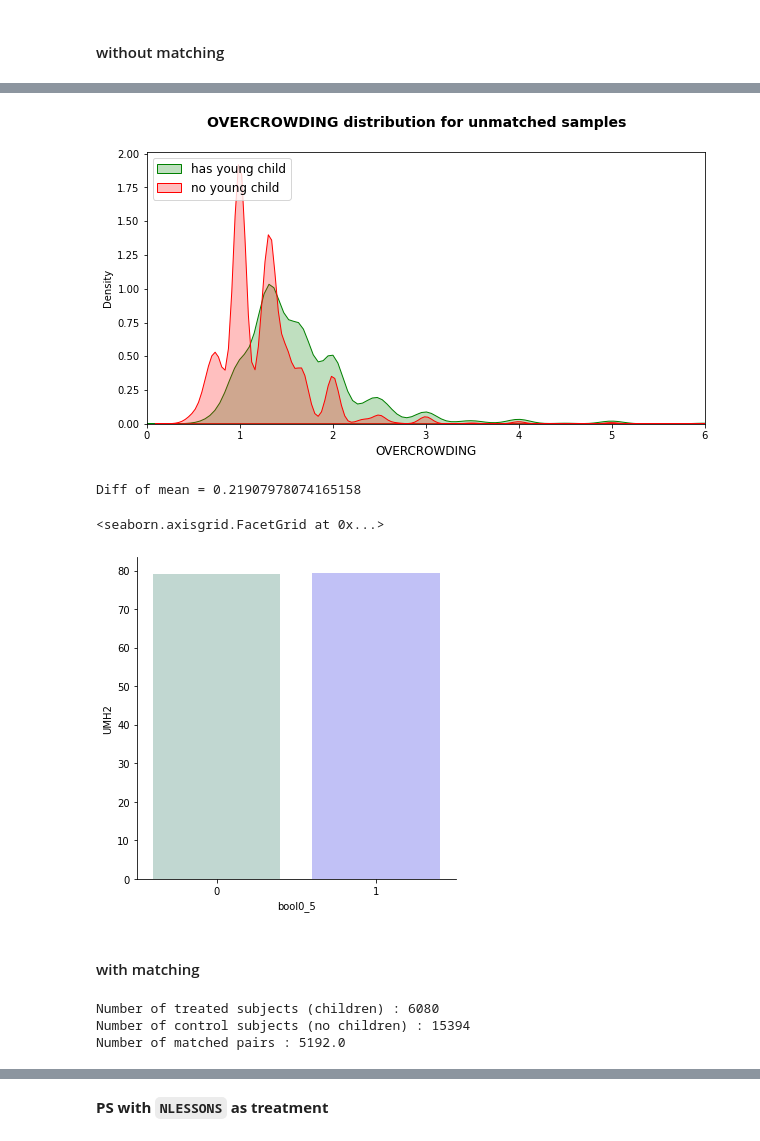
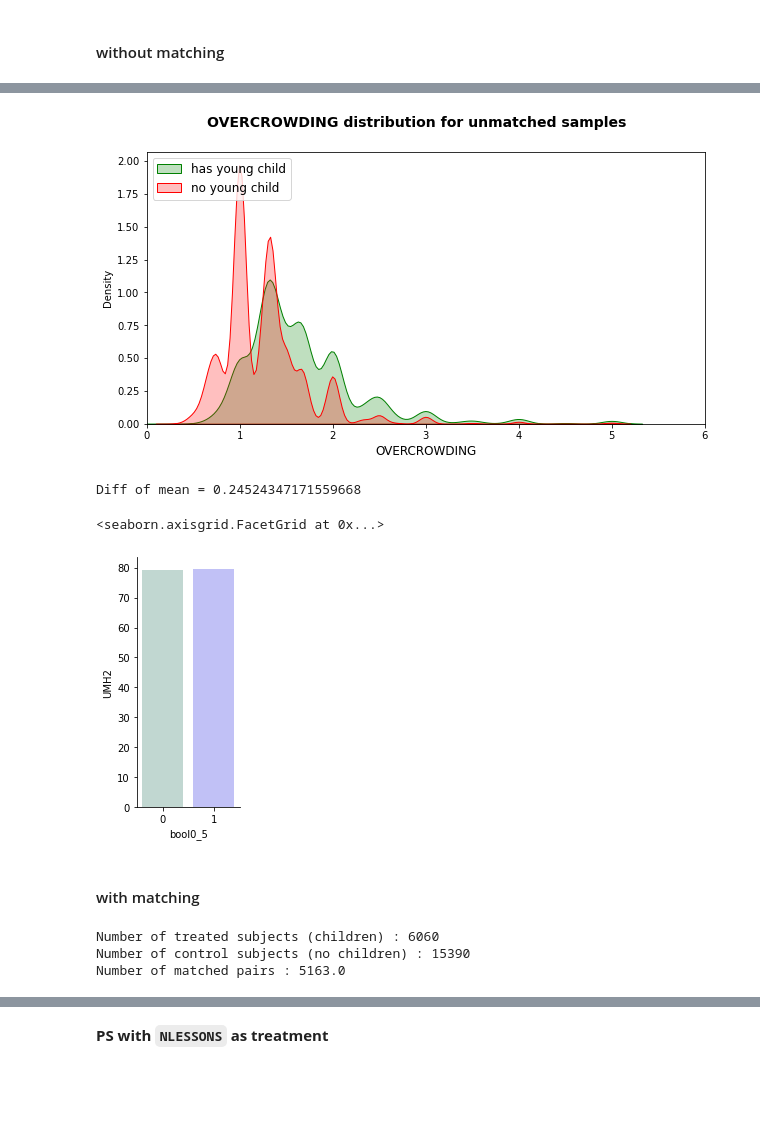
Before and after one commit to epfl-ada/ada-2020-project-milestone-p3-p3_ada-boi, a Jupyter notebook: creative_extension.ipynb, the cells around one changed output, grey strips where cells are left out. Saved outputs shown, nothing was run; the diff lists cells and outputs as text; code cells hidden in the pictures; blank space fills up the shorter version.

Commit message:
many fixes, added depression index

```diff
--- a/creative_extension.ipynb
+++ b/creative_extension.ipynb
@@ -47,16 +45,15 @@ fc = pd.read_stata(data_folder+'DS0001/04582-0001-Data.dta',convert_categoricals
 hh = pd.read_stata(data_folder+'DS0006/04582-0006-Data.dta',convert_categoricals=False)
 # %%
 # Variables of interest in child and hh datasets
-person_id = ['PERSID','PERSTYPE','RESPID','UCPSID','SEX','UAGE','SITE','STATE','UREGION','TYPEINT','HHID']
+person_id = ['PERSID','PERSTYPE','SEX','UAGE','SITE','STATE','UREGION','TYPEINT','HHID']
 household_id_hh = ['HHID']
 education = ['UENG','UENGNEG','UENGPOS','NLESSONS']
-#family = ['GHMAD','GSELFHR','UFAMSTR','UMH2','UMHIGDEG']
 family = ['UFAMSTR','UMH2','UMHIGDEG','UAGG']
 family_hh = ['CHLD0_5','CHLD6_17','UHHCOUNT']
 income = ['U_SOCPOV']
 income_hh = ['QSC5']
 housing_hh = ['MNBEDRMS','MOWNRENT'] #'OVERCROWDING' added later on
-mental_health = ['UBPIA','UBPIANEG','UBPIAPOS','UBPIB','UBPIBNEG','UBPIBPOS']
+mental_health = ['UBPIA','UBPIANEG','UBPIAPOS','UBPIB','UBPIBNEG','UBPIBPOS','NDEPRESA']
 health = ['BDISBL','BHLTHN','FDOCT','FWHMED','FWHYMED','FDENT','FWELLV','UCNGHL']
 activities = ['NOUTING','NSPORTS','UOUTNEG','UOUTPOS','UACT','UACTNEG','UACTPOS']
 programs = ['GCENTR','CSPECED','CAGRAD','GHEADS','KAPPMED','SSHELP']
@@ -65,7 +62,7 @@ eco = ['CJOB','UHINS4'] #NB CJOB only for fc3
 # Add a variable 'overcrowding' and replace inf by -1
 hh['OVERCROWDING'] = hh['UHHCOUNT'] / hh['MNBEDRMS']
 housing_hh.append('OVERCROWDING')
-hh['OVERCROWDING'] = hh['OVERCROWDING'].apply(lambda x : -1 if (x == np.inf or x < 0) else x)
+hh['OVERCROWDING'] = hh['OVERCROWDING'].apply(lambda x : -1 if (x == np.inf or x < 0 or x >5) else x)
 
 # Reduce dataframes to variables of interest
 fc = fc[person_id + education + family + income + mental_health + health + activities + programs + eco]
@@ -87,11 +84,15 @@ child['NLESSONS'].replace(2,0,inplace=True)
 # Make the QSC5 variable (hh income vs 2x poverty line) binary with Below=0 and Above=1
 child['QSC5'].replace({'1':0,'2':1,'':-1}, inplace=True)
 
-# Normalize values for UENG(4-16), BHLTHN(1-5), UBPIA(6-18) & UBPIB(6-18) (min-max)
+# Normalize values for UENG(4-16), BHLTHN(1-5), UBPIA(6-18), UBPIB(6-18), UMH2(25-100), UACT(0-3) & NDEPRESA(1-4) (min-max)
 child.loc[:,'UENGn'] = child['UENG'].apply(lambda x: (x-4)/(16-4) if x != -1 else x)
 child.loc[:,'BHLTHNn'] = child['BHLTHN'].apply(lambda x: (x-1)/(5-1) if x != -1 else x)
 child.loc[:,'UBPIAn'] = child['UBPIA'].apply(lambda x: (x-6)/(18-6) if x != -1 else x)
 child.loc[:,'UBPIBn'] = child['UBPIB'].apply(lambda x: (x-6)/(18-6) if x != -1 else x)
+child.loc[:,'UMH2n'] = child['UMH2'].apply(lambda x: (x-25)/(100-25) if x != -1 else x)
+child.loc[:,'UACTn'] = child['UACT'].apply(lambda x: (x)/(3-0) if x != -1 else x)
+child.loc[:,'NDEPRESA'] = child['NDEPRESA'].apply(lambda x: (5-x) if x != -1 else x)
+child.loc[:,'NDEPRESAn'] = child['NDEPRESA'].apply(lambda x: (x-1)/(4-1) if x != -1 else x)
 
 # Preview of child dataframe
 child.head()
@@ -237,5 +234,5 @@ Logit Regression Results
 # %%
-pred05 = res1.predict(df_05)
+pred05 = res1.predict(df_05.copy())
 df_05.loc[:,'PS'] = pred05
 # %% [output]
 A value is trying to be set on a copy of a slice from a DataFrame.
@@ -272,18 +269,18 @@ plt.suptitle(var+' distribution for unmatched samples', fontsize=14, fontweight=
 plt.legend(['has young child','no young child'], loc='upper left', fontsize = 12)
 plt.show()
 # %% [output]
-[figure, old version]
+[figure, new version]
 # %%
 umh = df_05.groupby('bool0_5').mean()
 print('Diff of mean = ' +str(umh['UMH2'][1] - umh['UMH2'][0]))
 # %% [output]
-Diff of mean = 0.21907978074165158
+Diff of mean = 0.24524347171559668
 # %%
 # not huge difference of about 0.33 -> could finish the conclusion by making bootstrap interval -> probably significant
-sns.catplot(data=umh.reset_index(),x='bool0_5',y='UMH2',kind='bar', palette=customPalette)
+sns.catplot(data=umh.reset_index(),x='bool0_5',y='UMH2',kind='bar', palette=customPalette, height=4, aspect=0.5)
 # %% [output]
 <seaborn.axisgrid.FacetGrid at 0x...>
-[figure, old version]
+[figure, new version]
 # %% [markdown]
 #### with matching
 # %%
@@ -322,9 +319,9 @@ print(f'Number of treated subjects (children) : {trtm0_5.shape[0]} \n\
 Number of control subjects (no children) : {ctrl0_5.shape[0]} \n\
 Number of matched pairs : {df_child05.shape[0]/2}')
 # %% [output]
-Number of treated subjects (children) : 6080
-Number of control subjects (no children) : 15394
-Number of matched pairs : 5192.0
+Number of treated subjects (children) : 6060
+Number of control subjects (no children) : 15390
+Number of matched pairs : 5163.0
 # %%
 # Plot PS for matched groups
 fig = plt.figure(figsize=(10,5))
```
Also changed, not shown: parts of 101 cells of this notebook.
